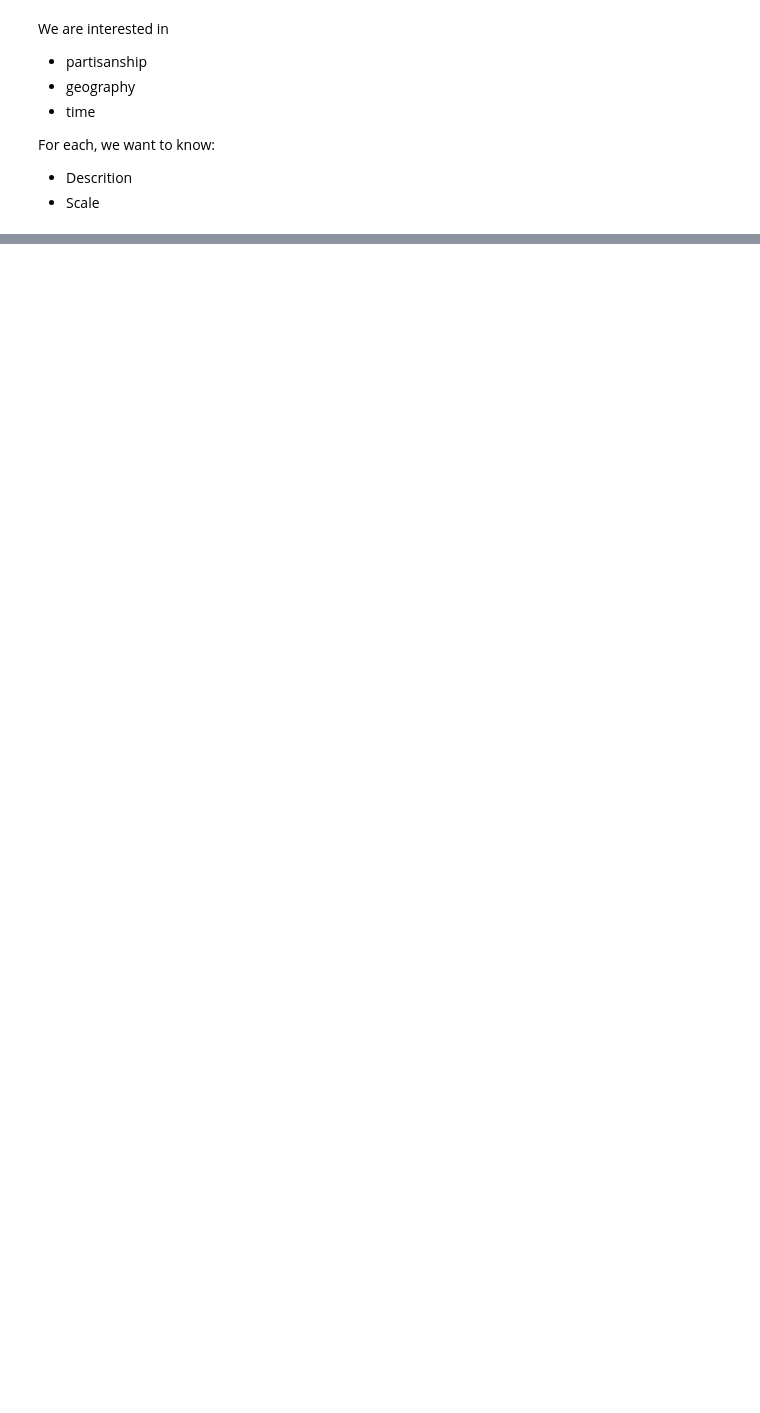
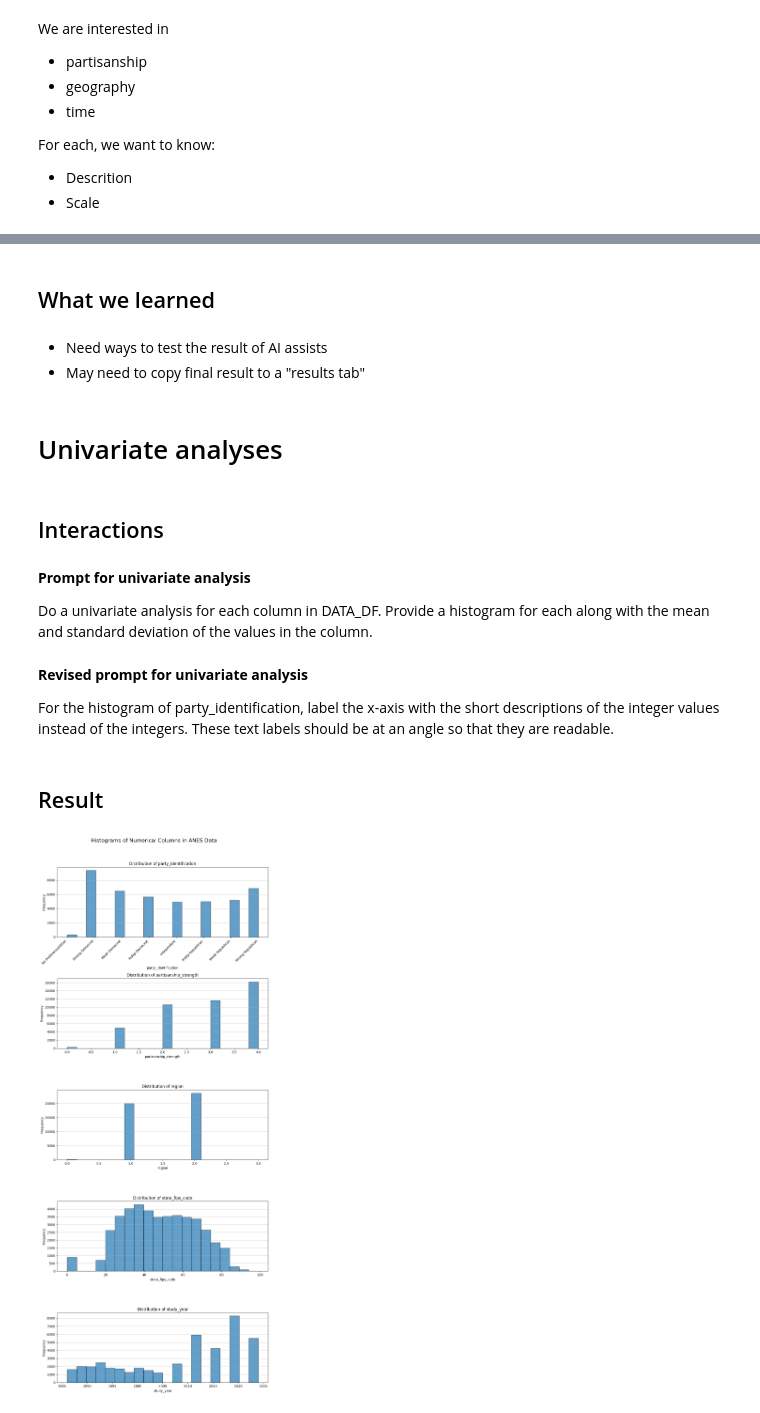
Before and after one commit to joseph-hellerstein/programming_from_zero, a Jupyter notebook: notebooks/programming_from_zero.ipynb, the cells around one changed output, grey strips where cells are left out. Saved outputs shown, nothing was run; the diff lists cells and outputs as text; code cells hidden in the pictures; blank space fills up the shorter version.

Commit message:
Revised notebook

```diff
--- a/notebooks/programming_from_zero.ipynb
+++ b/notebooks/programming_from_zero.ipynb
@@ -180,0 +184,8 @@ df
+# %%
+import pandas as pd
+
+# The raw URL for the CSV file, as referenced in the text cell above.
+URL = 'https://raw.githubusercontent.com/joseph-hellerstein/programming_from_zero/main/data/anes_timeseries_cdf_csv_20260205_bottom.csv'
+
+ANES_DF = pd.read_csv(URL)
+display(ANES_DF.head())
@@ -1039,0 +331,69 @@ https://www.census.gov/programs-surveys/geography/guidance/geo-areas/urban-rural
+# %% [markdown]
+## What we learned
+# %% [markdown]
+* Need ways to test the result of AI assists
+* May need to copy final result to a "results tab"
+# %% [markdown]
+# Univariate analyses
+# %% [markdown]
+## Interactions
+# %% [markdown]
+**Prompt for univariate analysis**
+
+Do a univariate analysis for each column in DATA_DF. Provide a histogram for each along with the mean and standard deviation of the values in the column.
+# %% [markdown]
+**Revised prompt for univariate analysis**
+
+For the histogram of party_identification, label the x-axis with the short descriptions of the integer values instead of the integers. These text labels should be at an angle so that they are readable.
+# %% [markdown]
+## Result
+# %%
+import matplotlib.pyplot as plt
+
+# Get numerical columns
+numerical_cols = DATA_DF.select_dtypes(include=['number']).columns
+
+# Set up the plotting environment
+num_plots = len(numerical_cols)
+fig, axes = plt.subplots(num_plots, 1, figsize=(10, 5 * num_plots))
+fig.suptitle('Histograms of Numerical Columns in ANES Data', fontsize=16)
+
+# Ensure axes is an array even for a single subplot
+if num_plots == 1:
+    axes = [axes]
+
+# Define the mapping for 'party_identification'
+party_id_labels = {
+    0: 'No Preference/Other',
+    1: 'Strong Democrat',
+    2: 'Weak Democrat',
+    3: 'Indep-Democrat',
+    4: 'Independent',
+    5: 'Indep-Republican',
+    6: 'Weak Republican',
+    7: 'Strong Republican'
+}
+
+# Plot histograms for each numerical column
+for i, col in enumerate(numerical_cols):
+    ax = axes[i]
+    ax.hist(DATA_DF[col], bins=20, edgecolor='black', alpha=0.7)
+    ax.set_title(f'Distribution of {col}')
+    ax.set_xlabel(col)
+    ax.set_ylabel('Frequency')
+    ax.grid(axis='y', alpha=0.75)
+
+    # Apply custom labels and rotation for 'party_identification'
+    if col == 'party_identification':
+        # Get unique integer values from the data that are present in the labels map
+        unique_values = sorted([val for val in DATA_DF[col].unique() if val in party_id_labels])
+        # Get corresponding labels
+        labels = [party_id_labels[val] for val in unique_values]
+
+        ax.set_xticks(unique_values)
+        ax.set_xticklabels(labels, rotation=45, ha='right') # Rotate labels
+
+plt.tight_layout(rect=[0, 0.03, 1, 0.96]) # Adjust layout to prevent suptitle overlap
+plt.show()
+# %% [output]
+[figure, added]
```
Also changed, not shown: parts of 63 cells of this notebook.
